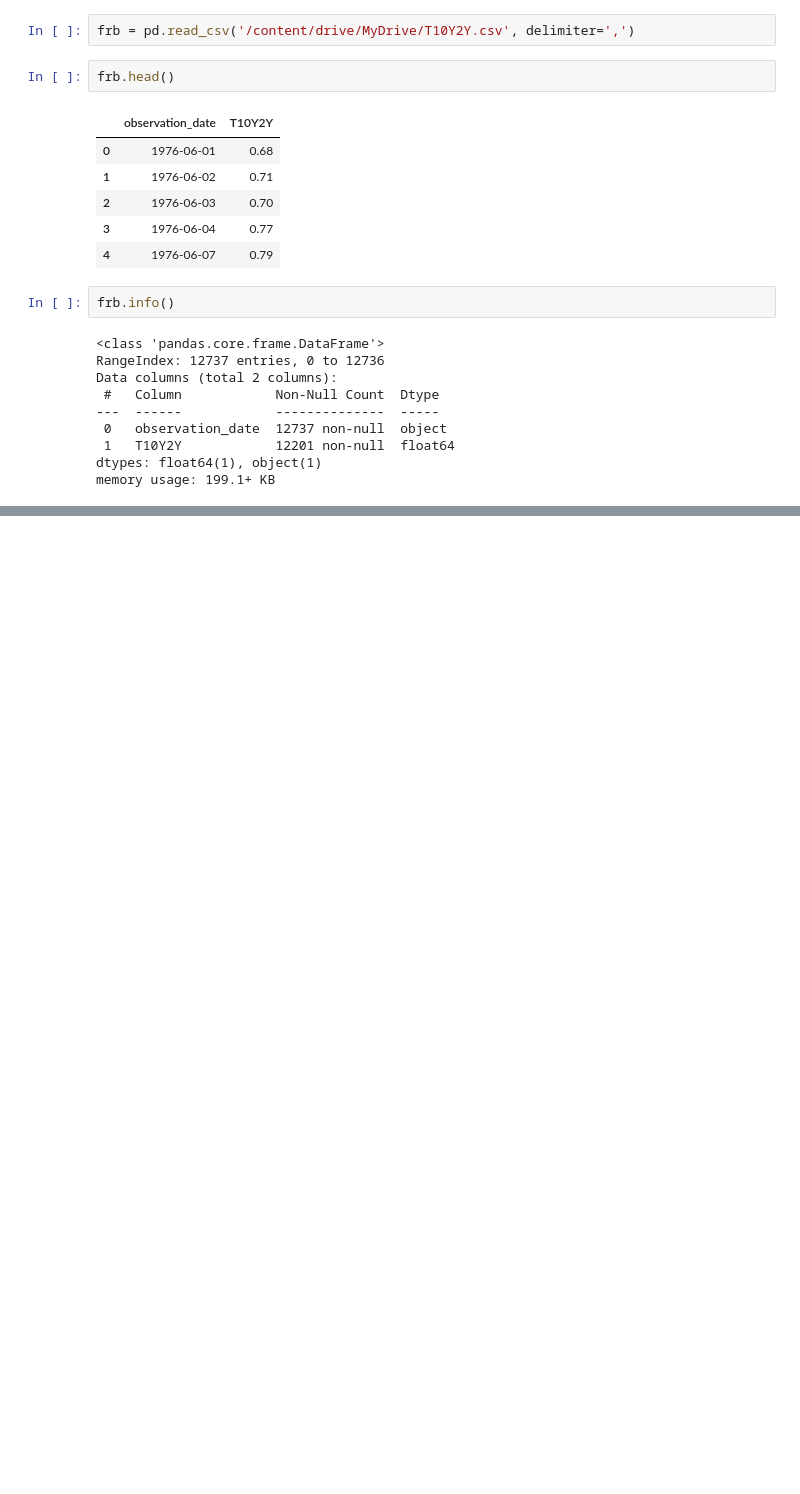
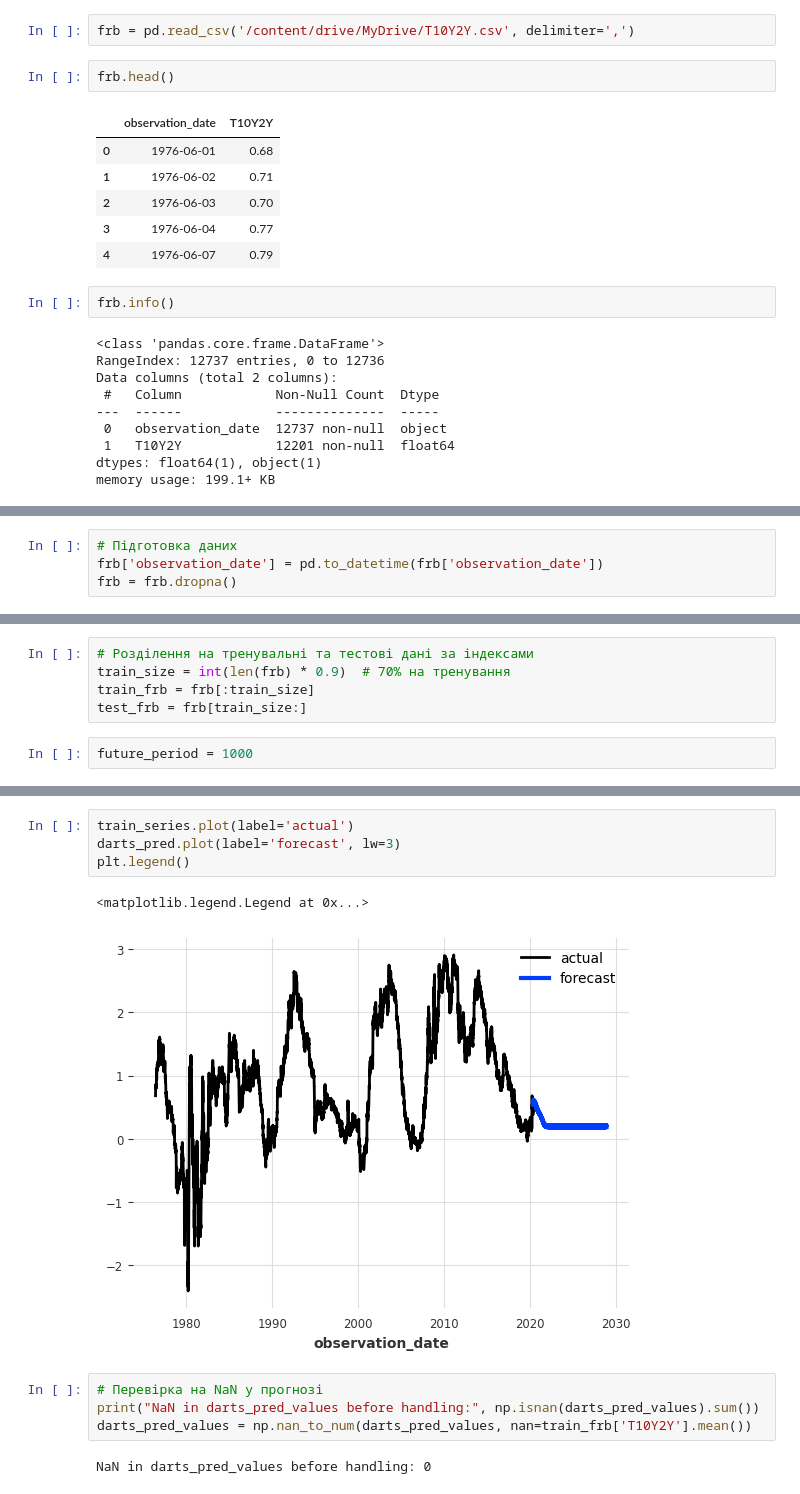
Before and after one commit to AlexKostjuk/dz_17, a Jupyter notebook: dz_17.ipynb, the cells around one changed output, grey strips where cells are left out. Drawn from its saved outputs; the diff is of its cells as text; blank space fills up the shorter version.

```diff
--- a/dz_17.ipynb
+++ b/dz_17.ipynb
@@ -130,0 +113,4 @@ plt.show()
+# %%
+# Підготовка даних
+frb['observation_date'] = pd.to_datetime(frb['observation_date'])
+frb = frb.dropna()
@@ -130,0 +129,7 @@ plt.show()
+# %%
+# Розділення на тренувальні та тестові дані за індексами
+train_size = int(len(frb) * 0.9)  # 70% на тренування
+train_frb = frb[:train_size]
+test_frb = frb[train_size:]
+# %%
+future_period = 1000
@@ -130,0 +285,13 @@ plt.show()
+# %%
+train_series.plot(label='actual')
+darts_pred.plot(label='forecast', lw=3)
+plt.legend()
+# %% [output]
+<matplotlib.legend.Legend at 0x...>
+[figure, added]
+# %%
+# Перевірка на NaN у прогнозі
+print("NaN in darts_pred_values before handling:", np.isnan(darts_pred_values).sum())
+darts_pred_values = np.nan_to_num(darts_pred_values, nan=train_frb['T10Y2Y'].mean())
+# %% [output]
+NaN in darts_pred_values before handling: 0
```
Also changed, not shown: parts of 21 cells of this notebook.
